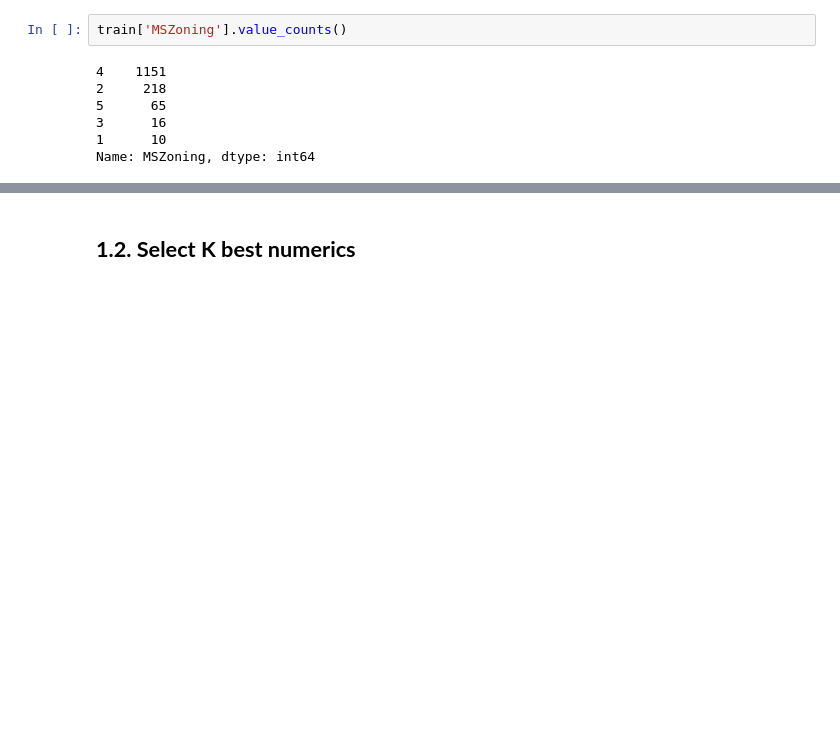
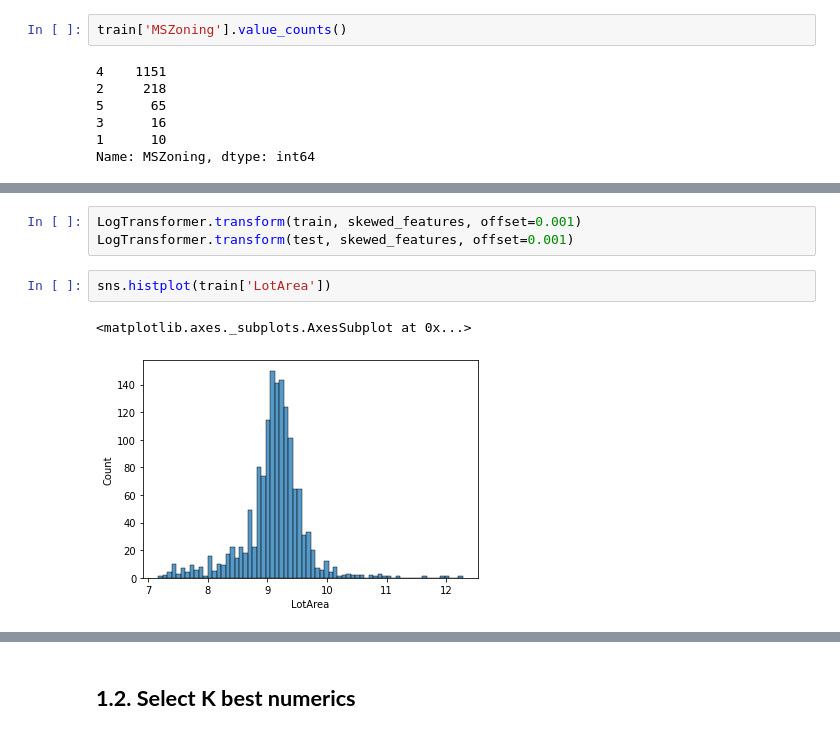
Before and after one commit to PashaIanko/Kaggle.HousePrices, a Jupyter notebook: House_Prices.ipynb, the cells around one changed output, grey strips where cells are left out. Drawn from its saved outputs; the diff is of its cells as text; blank space fills up the shorter version.

```diff
--- a/House_Prices.ipynb
+++ b/House_Prices.ipynb
@@ -577,0 +631,8 @@ Name: MSZoning, dtype: int64
+# %%
+LogTransformer.transform(train, skewed_features, offset=0.001)
+LogTransformer.transform(test, skewed_features, offset=0.001)
+# %%
+sns.histplot(train['LotArea'])
+# %% [output]
+<matplotlib.axes._subplots.AxesSubplot at 0x...>
+[figure, added]
```
Also changed, not shown: parts of 51 cells of this notebook.
